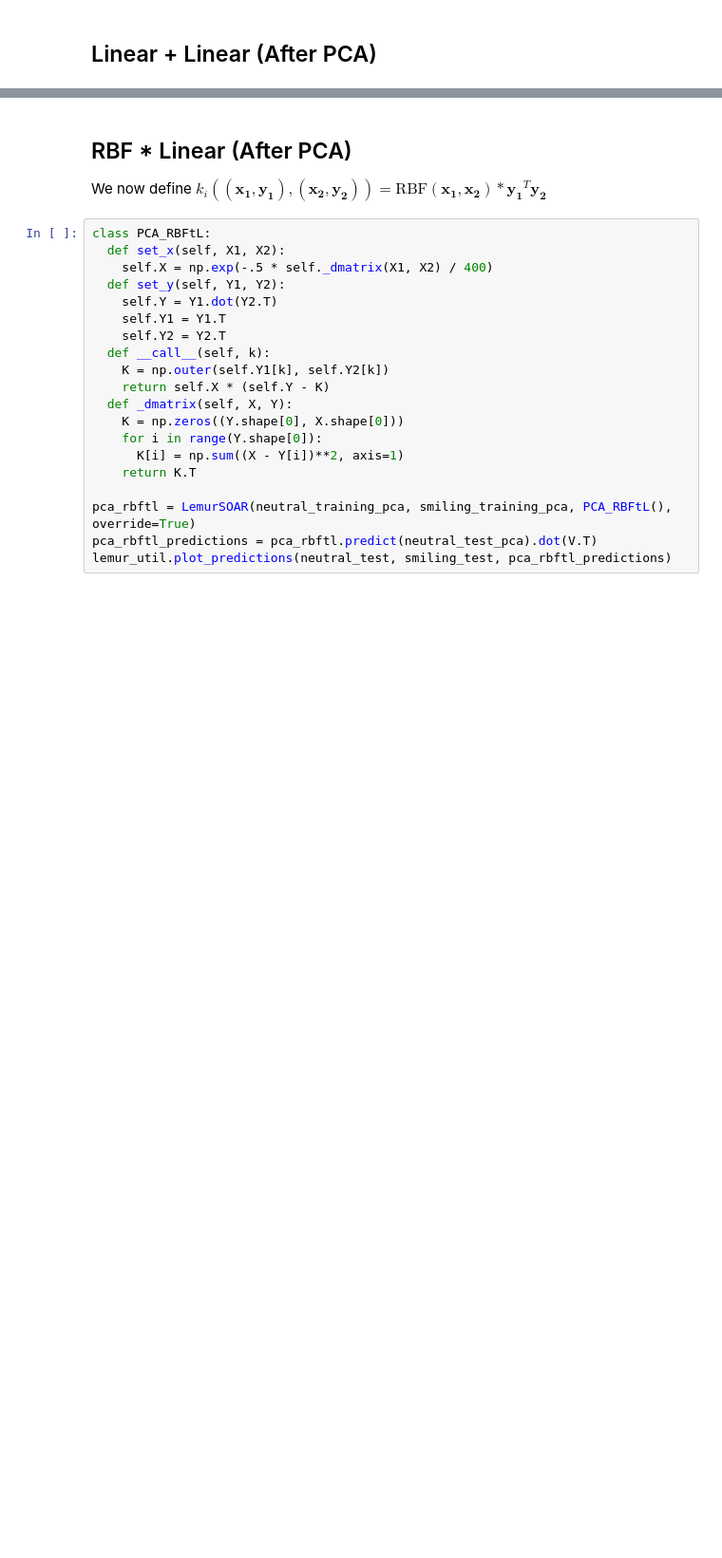
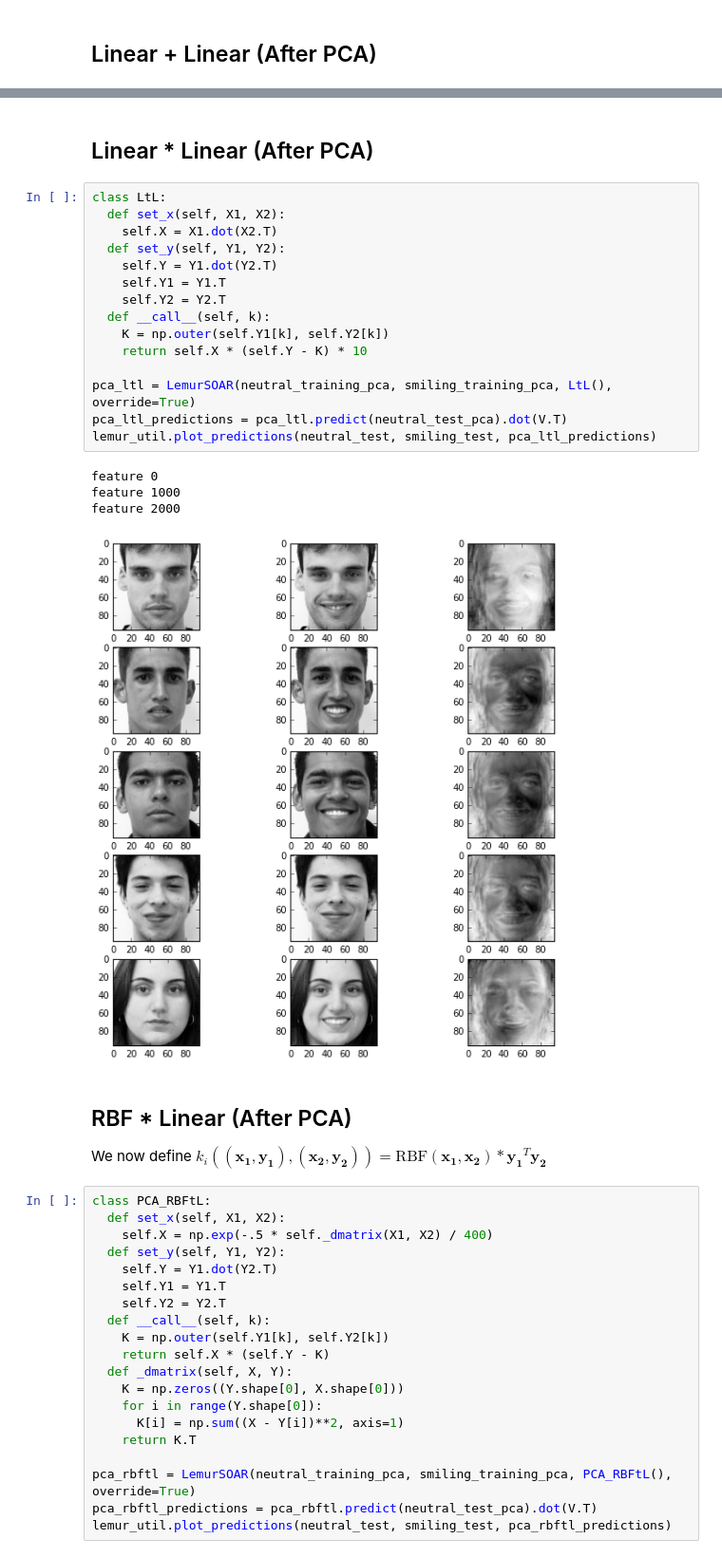
Before and after one commit to ehlemur-zz/BP, a Jupyter notebook: Structured Output Prediction (Faces).ipynb, the cells around one changed output, grey strips where cells are left out. Shown at 95% size. Drawn from its saved outputs; the diff is of its cells as text; blank space fills up the shorter version.

```diff
--- a/Structured Output Prediction (Faces).ipynb
+++ b/Structured Output Prediction (Faces).ipynb
@@ -253,3 +253,25 @@ feature 2000
+# %% [markdown]
+## Linear * Linear (After PCA)
+# %%
+class LtL:
+  def set_x(self, X1, X2):
+    self.X = X1.dot(X2.T)
+  def set_y(self, Y1, Y2):
+    self.Y = Y1.dot(Y2.T)
+    self.Y1 = Y1.T
+    self.Y2 = Y2.T
+  def __call__(self, k):
+    K = np.outer(self.Y1[k], self.Y2[k])
+    return self.X * (self.Y - K) * 10
+
+pca_ltl = LemurSOAR(neutral_training_pca, smiling_training_pca, LtL(), override=True)
+pca_ltl_predictions = pca_ltl.predict(neutral_test_pca).dot(V.T)
+lemur_util.plot_predictions(neutral_test, smiling_test, pca_ltl_predictions)
+# %% [output]
+feature 0
+feature 1000
+feature 2000
+[figure, added]
 # %% [markdown]
 ## RBF * Linear (After PCA)
 
```
Also changed, not shown: parts of 10 cells of this notebook.
